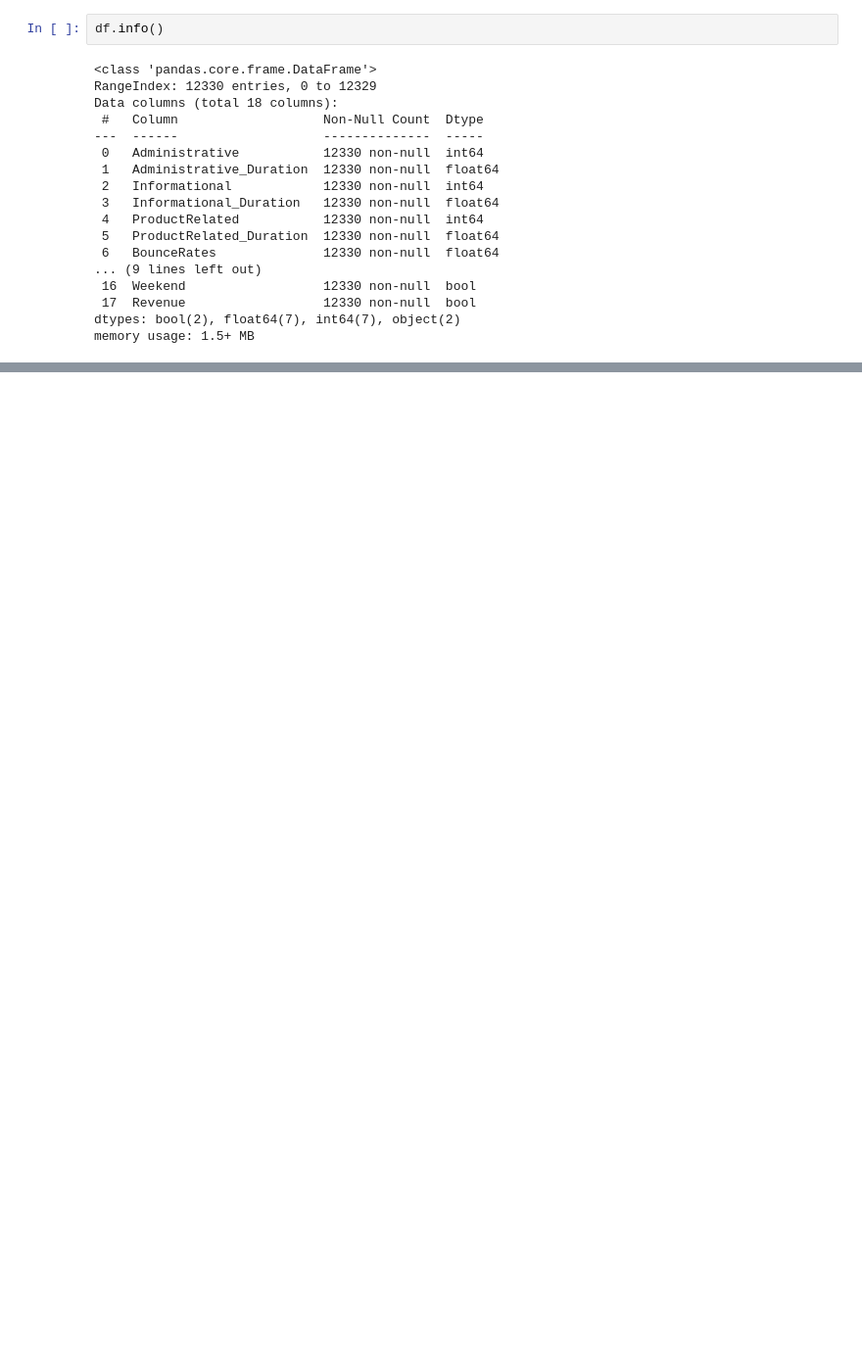
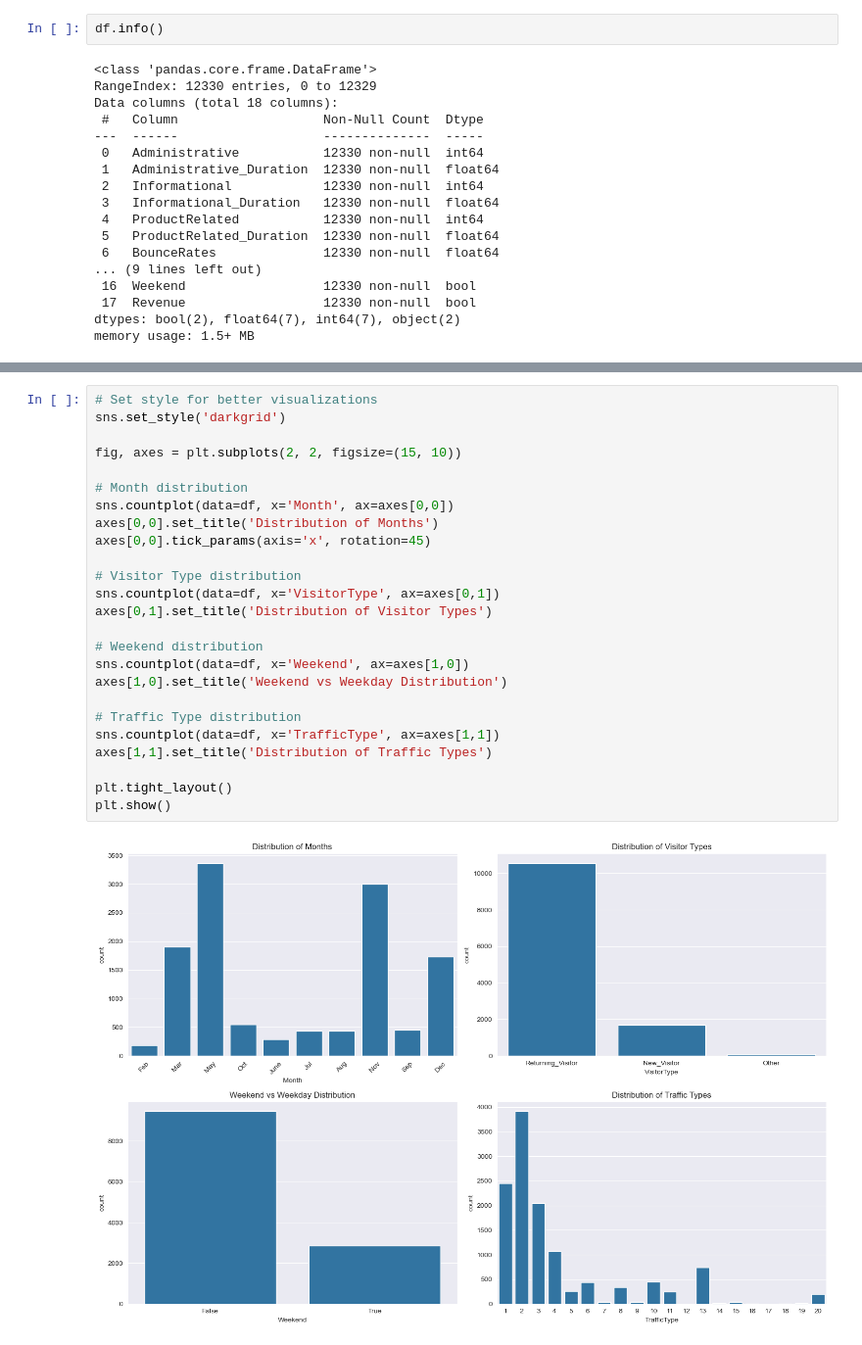
Before and after one commit to Geovannyy/Geovannyy-ML-DM-with-Python-and-Azure-ML-Studio, a Jupyter notebook: notebooks/Task_2_Clustering.ipynb, the cells around one changed output, grey strips where cells are left out. Shown at 98% size. Drawn from its saved outputs; the diff is of its cells as text; blank space fills up the shorter version.

Commit message:
Task 2. Part 2. Data Understanding(completed) 3.Data Preparation(awaiting revision) 4 and 5 (awaiting revision)

```diff
--- a/notebooks/Task_2_Clustering.ipynb
+++ b/notebooks/Task_2_Clustering.ipynb
@@ -96,0 +161,27 @@ df.describe(include='all').T
+# %%
+# Set style for better visualizations
+sns.set_style('darkgrid')
+
+fig, axes = plt.subplots(2, 2, figsize=(15, 10))
+
+# Month distribution
+sns.countplot(data=df, x='Month', ax=axes[0,0])
+axes[0,0].set_title('Distribution of Months')
+axes[0,0].tick_params(axis='x', rotation=45)
+
+# Visitor Type distribution
+sns.countplot(data=df, x='VisitorType', ax=axes[0,1])
+axes[0,1].set_title('Distribution of Visitor Types')
+
+# Weekend distribution
+sns.countplot(data=df, x='Weekend', ax=axes[1,0])
+axes[1,0].set_title('Weekend vs Weekday Distribution')
+
+# Traffic Type distribution
+sns.countplot(data=df, x='TrafficType', ax=axes[1,1])
+axes[1,1].set_title('Distribution of Traffic Types')
+
+plt.tight_layout()
+plt.show()
+# %% [output]
+[figure, added]
```
Also changed, not shown: parts of 36 cells of this notebook, 3 other files.
